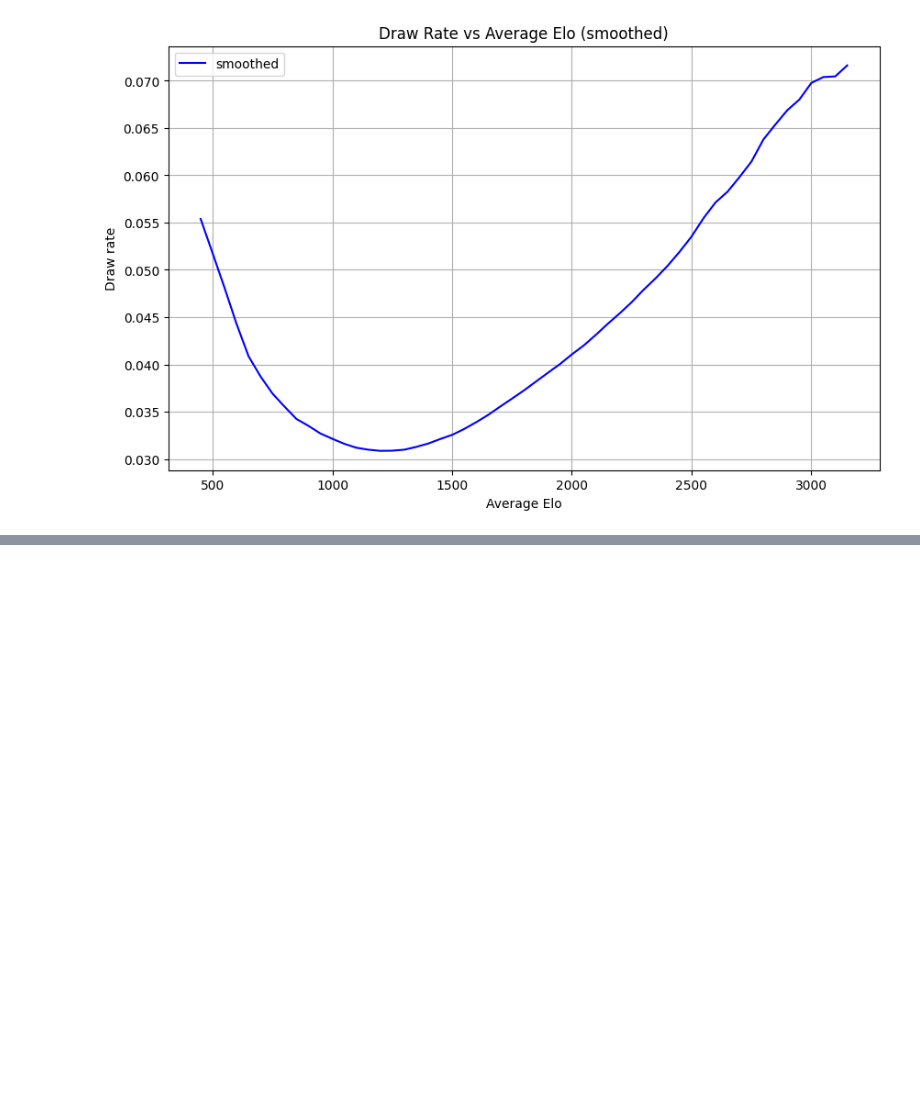
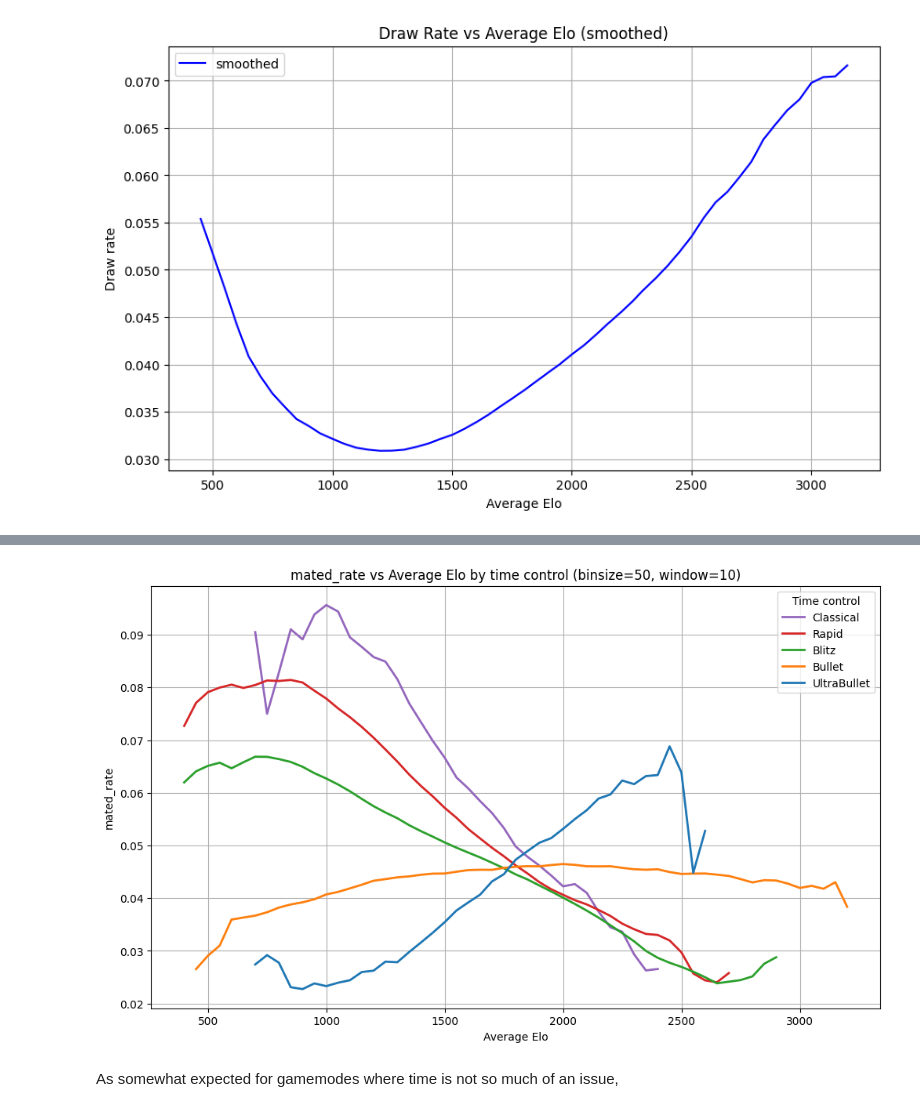
Before and after one commit to sebas-smith/lichess-analysis, a Jupyter notebook: analysis/draws.ipynb, the cells around one changed output, grey strips where cells are left out. Drawn from its saved outputs; the diff is of its cells as text; code cells hidden in the pictures; blank space fills up the shorter version.

```diff
--- a/analysis/draws.ipynb
+++ b/analysis/draws.ipynb
@@ -194,0 +188,6 @@ con.close()
+# %%
+plot_separate_tc('mated_rate')
+# %% [output]
+[figure, added]
+# %% [markdown]
+As somewhat expected for gamemodes where time is not so much of an issue,
```
Also changed, not shown: parts of 15 cells of this notebook.
